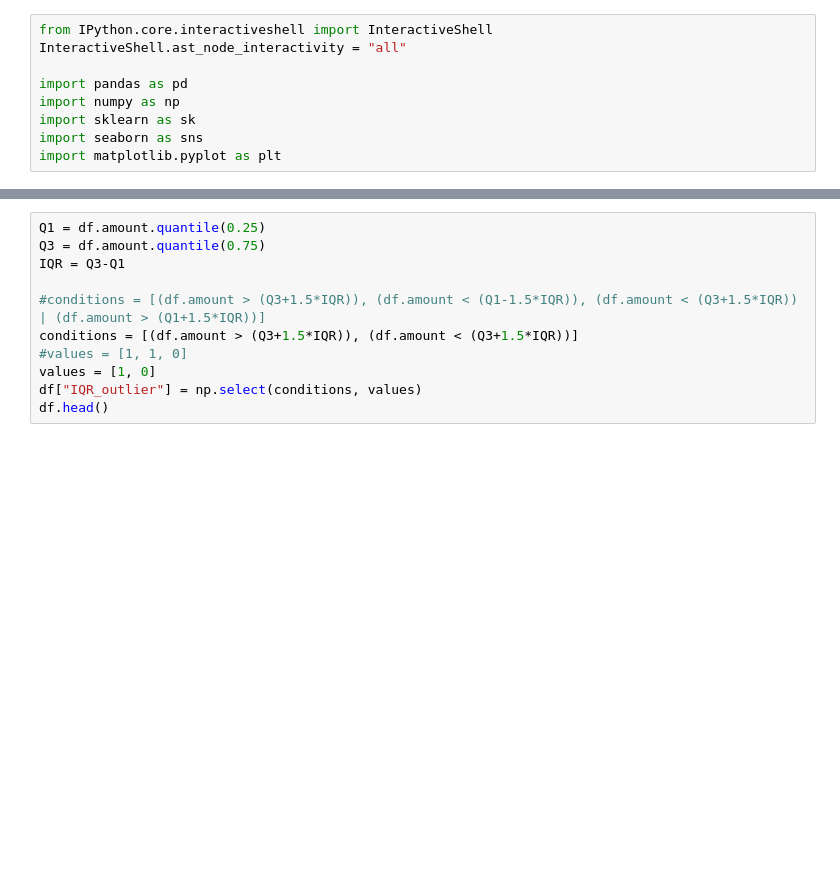
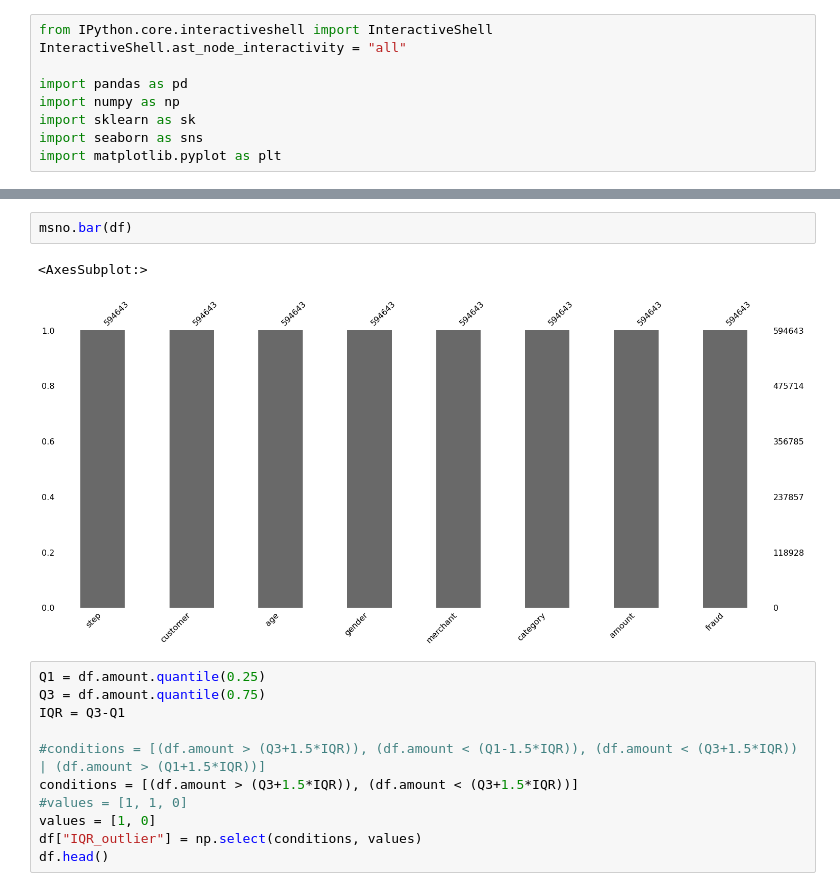
Before and after one commit to IanMMuldoon/FinFraud, a Jupyter notebook: outlier.ipynb, the cells around one changed output, grey strips where cells are left out. Drawn from its saved outputs; the diff is of its cells as text; blank space fills up the shorter version.

```diff
--- a/outlier.ipynb
+++ b/outlier.ipynb
@@ -20,3 +27,8 @@ df.head()
+# %%
+msno.bar(df)
+# %% [output]
+<AxesSubplot:>
+[figure, added]
 # %%
 Q1 = df.amount.quantile(0.25)
 Q3 = df.amount.quantile(0.75)
```
Also changed, not shown: parts of 2 cells of this notebook, 1 other file.
